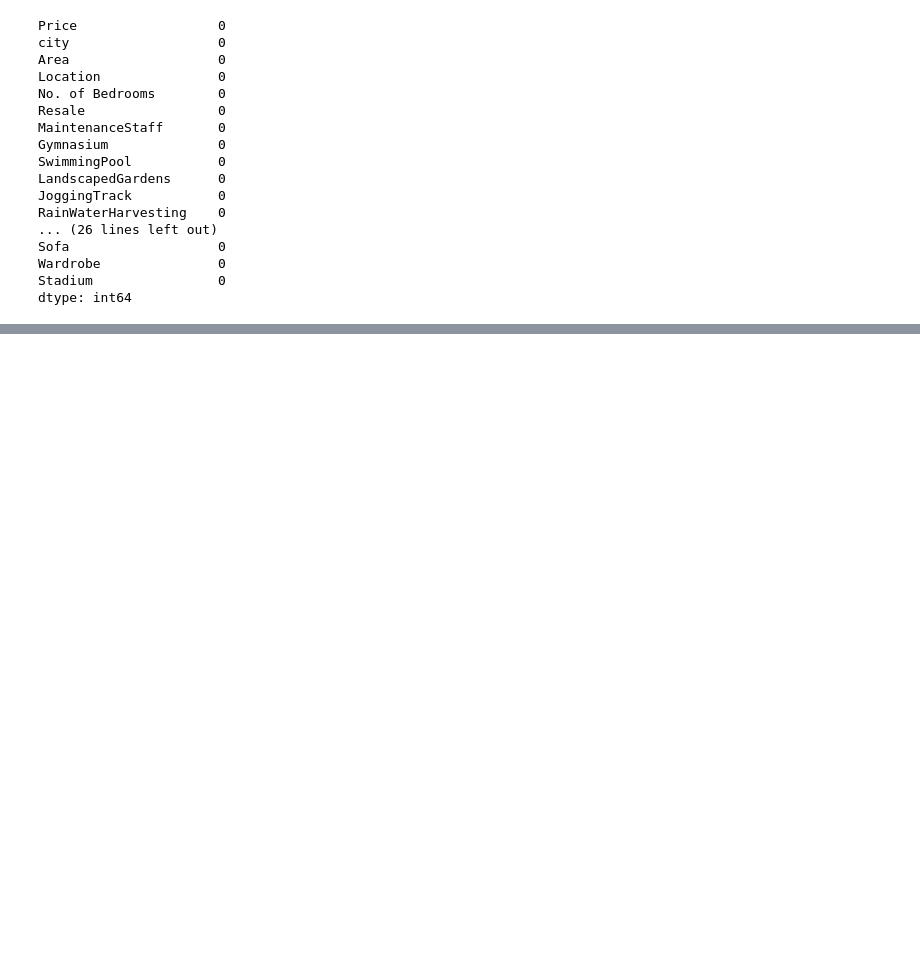
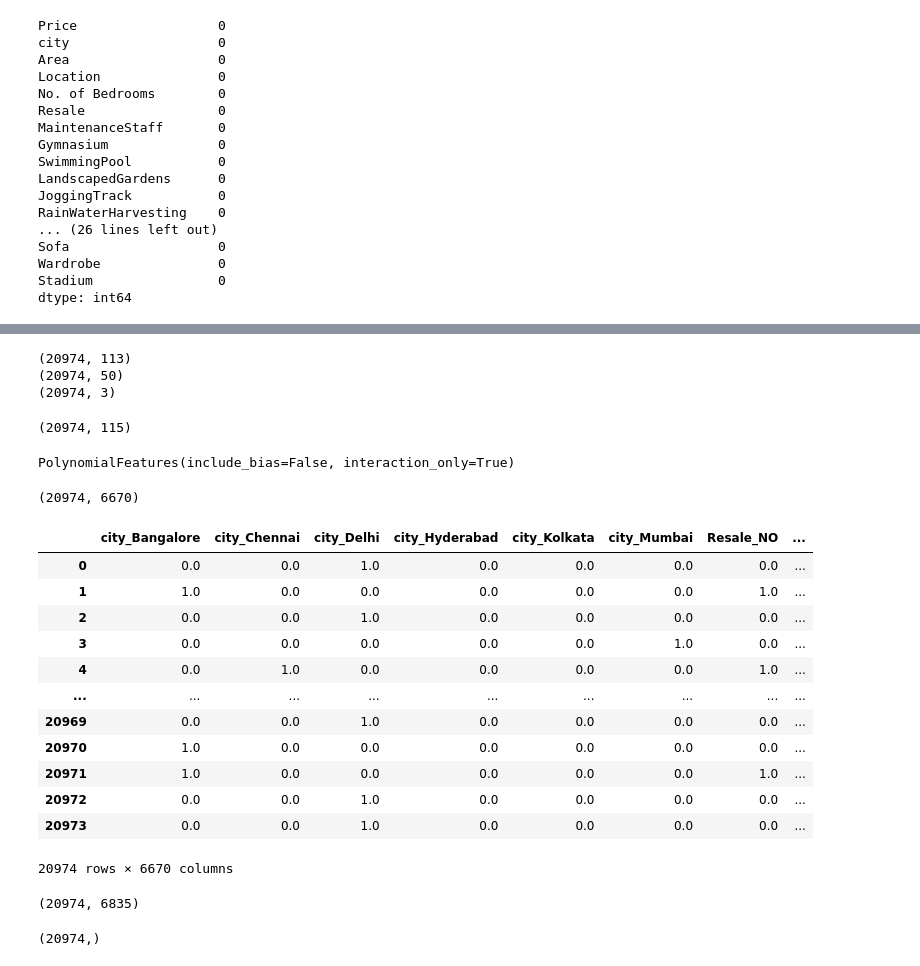
Before and after one commit to mmartinb75/ml_course_test, a Jupyter notebook: preprocesing_data.ipynb, the cells around one changed output, grey strips where cells are left out. Drawn from its saved outputs; the diff is of its cells as text; code cells hidden in the pictures; blank space fills up the shorter version.

```diff
--- a/preprocesing_data.ipynb
+++ b/preprocesing_data.ipynb
@@ -93,0 +228,8 @@ import
+# %%
+print(df_cat_oh_data.shape)
+print(cat_location_data.shape)
+print(df_normal_scaled.shape)
+# %% [output]
+(20974, 113)
+(20974, 50)
+(20974, 3)
@@ -93,0 +249,36 @@ import
+# %%
+polyfeatures = PolynomialFeatures(degree=2, interaction_only=True, include_bias=False)
+
+features_to_cross = pd.concat([df_cat_oh_data, df_normal_scaled[['area_normal_scaled', 'beds_normal_scaled']]], axis=1)
+# %%
+features_to_cross.shape
+# %% [output]
+(20974, 115)
+# %%
+polyfeatures.fit(features_to_cross)
+# %% [output]
+PolynomialFeatures(include_bias=False, interaction_only=True)
+# %%
+crossed_features = polyfeatures.transform(features_to_cross)
+# %%
+crossed_features.shape
+# %% [output]
+(20974, 6670)
+# %%
+df_crossed_features = pd.DataFrame(data=crossed_features, columns=polyfeatures.get_feature_names_out(), index=df_train.index)
+# %%
+df_crossed_features
+# %% [output]
+|  | city_Bangalore | city_Chennai | city_Delhi | city_Hyderabad | city_Kolkata | city_Mumbai | Resale_NO | ... |
+| 0 | 0.0 | 0.0 | 1.0 | 0.0 | 0.0 | 0.0 | 0.0 | ... |
+| 1 | 1.0 | 0.0 | 0.0 | 0.0 | 0.0 | 0.0 | 1.0 | ... |
+| 2 | 0.0 | 0.0 | 1.0 | 0.0 | 0.0 | 0.0 | 0.0 | ... |
+| 3 | 0.0 | 0.0 | 0.0 | 0.0 | 0.0 | 1.0 | 0.0 | ... |
+| 4 | 0.0 | 1.0 | 0.0 | 0.0 | 0.0 | 0.0 | 1.0 | ... |
+| ... | ... | ... | ... | ... | ... | ... | ... | ... |
+| 20969 | 0.0 | 0.0 | 1.0 | 0.0 | 0.0 | 0.0 | 0.0 | ... |
+| 20970 | 1.0 | 0.0 | 0.0 | 0.0 | 0.0 | 0.0 | 0.0 | ... |
+| 20971 | 1.0 | 0.0 | 0.0 | 0.0 | 0.0 | 0.0 | 1.0 | ... |
+| 20972 | 0.0 | 0.0 | 1.0 | 0.0 | 0.0 | 0.0 | 0.0 | ... |
+| 20973 | 0.0 | 0.0 | 1.0 | 0.0 | 0.0 | 0.0 | 0.0 | ... |
+20974 rows × 6670 columns
@@ -93,0 +293,8 @@ import
+# %%
+X_EXPANDED.shape
+# %% [output]
+(20974, 6835)
+# %%
+y.shape
+# %% [output]
+(20974,)
```
Also changed, not shown: parts of 31 cells of this notebook.
